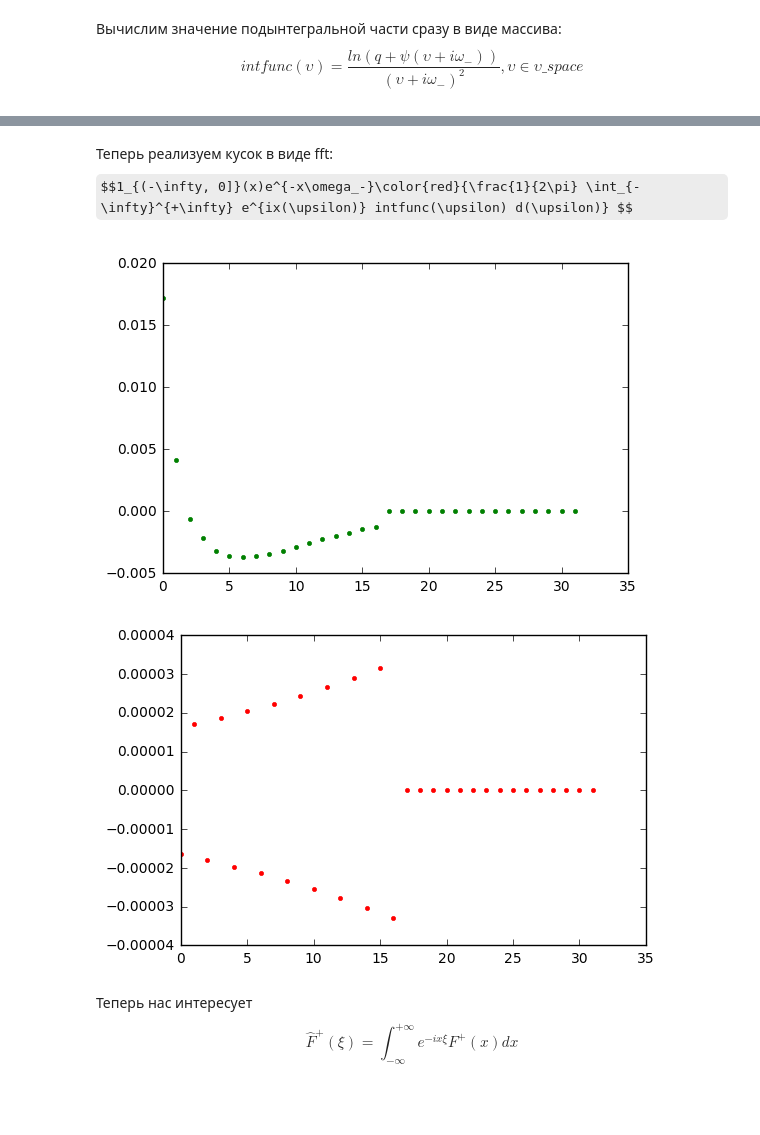
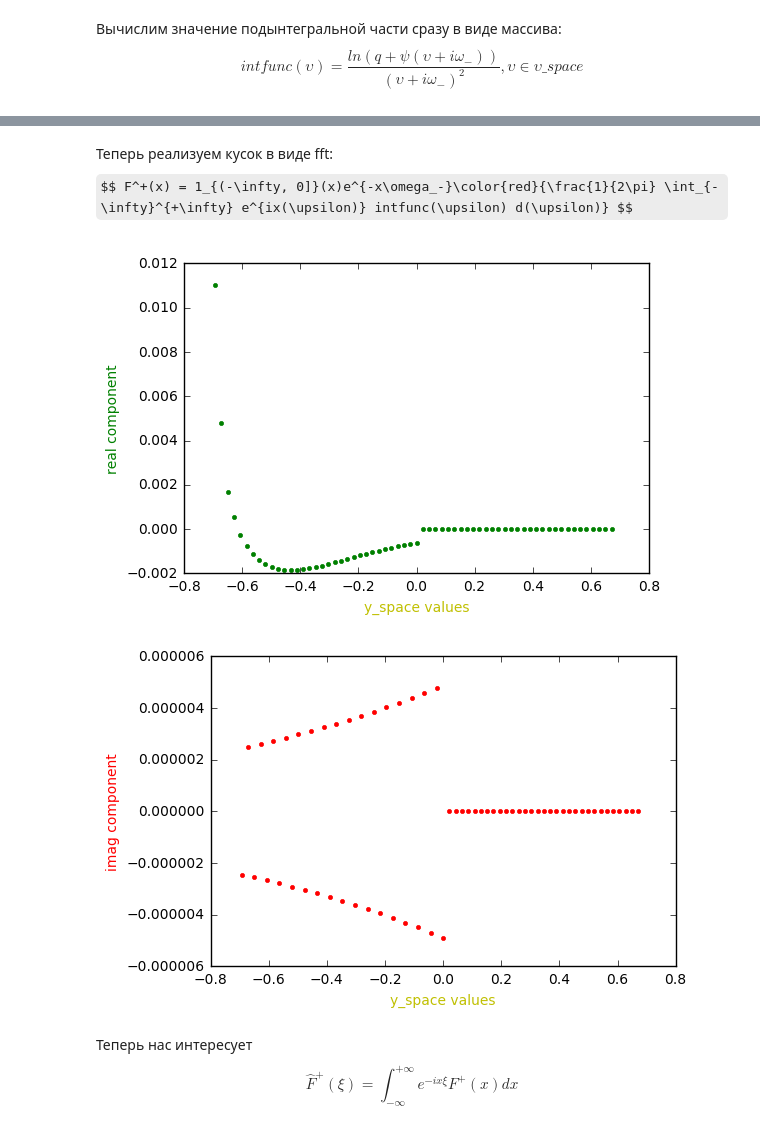
Before and after one commit to inwise/wh-barrier-python, a Jupyter notebook: BS, new mex factorization formulae.ipynb, the cells around one changed output, grey strips where cells are left out. Drawn from its saved outputs; the diff is of its cells as text; code cells hidden in the pictures; some formulas as TeX source; blank space fills up the shorter version.

```diff
--- a/BS, new mex factorization formulae.ipynb
+++ b/BS, new mex factorization formulae.ipynb
@@ -54,7 +54,7 @@ $$ K = ln(K), H = ln(H) $$
 Укладываем $M$ точек между $L \cdot ln(1/2)$  и $ L \cdot ln(2) $
 # %%
 # constants in log scale for price, by Zanette
-M = 2**5  # number of points in price grid
+M = 2**6  # number of points in price grid
 L = 1  # scaling coefficient
 y_min = L * log(0.5)
 y_max = L * log(2.0)
@@ -262,25 +286,29 @@ plt.show()
 # %% [markdown]
 Теперь реализуем кусок в виде fft:
-$$1_{(-\infty, 0]}(x)e^{-x\omega_-}\color{red}{\frac{1}{2\pi} \int_{-\infty}^{+\infty} e^{ix(\upsilon)} intfunc(\upsilon) d(\upsilon)} $$
+$$ F^+(x) = 1_{(-\infty, 0]}(x)e^{-x\omega_-}\color{red}{\frac{1}{2\pi} \int_{-\infty}^{+\infty} e^{ix(\upsilon)} intfunc(\upsilon) d(\upsilon)} $$
 # %%
 # factor functions
 def F_plus_capital(x_array):
     big_integral = fft.ifft(integrand_plus(upsilon_space))
     osc_exponent = [exp(-1 * x_elem * omega_minus) for x_elem in x_array]
     weighted_big_integral = np.array(osc_exponent) * np.array(big_integral)
     indicator_array = np.where(np.array(x_array) <= 0, 1,0)
     return indicator_array * weighted_big_integral
 # print(F_capital(y_space))
 
 # print(F_plus_capital(y_space))
-plt.plot(F_plus_capital(y_space).real, 'g.')
+plt.plot(y_space, F_plus_capital(y_space).real, 'g.')
+plt.xlabel('y_space values', color='y')
+plt.ylabel('real component', color='g')
 plt.show()
 
-plt.plot(F_plus_capital(y_space).imag, 'r.')
+plt.plot(y_space, F_plus_capital(y_space).imag, 'r.')
+plt.xlabel('y_space values', color='y')
+plt.ylabel('imag component', color='r')
 plt.show()
 # %% [output]
-[figure, old version]
+[figure, new version]
-[figure, old version]
+[figure, new version]
 # %% [markdown]
 Теперь нас интересует $$ \hat{F}^+(\xi) = \int_{-\infty}^{+\infty} e^{-ix\xi} F^+(x) dx $$
 # %%
```
Also changed, not shown: parts of 12 cells of this notebook.
